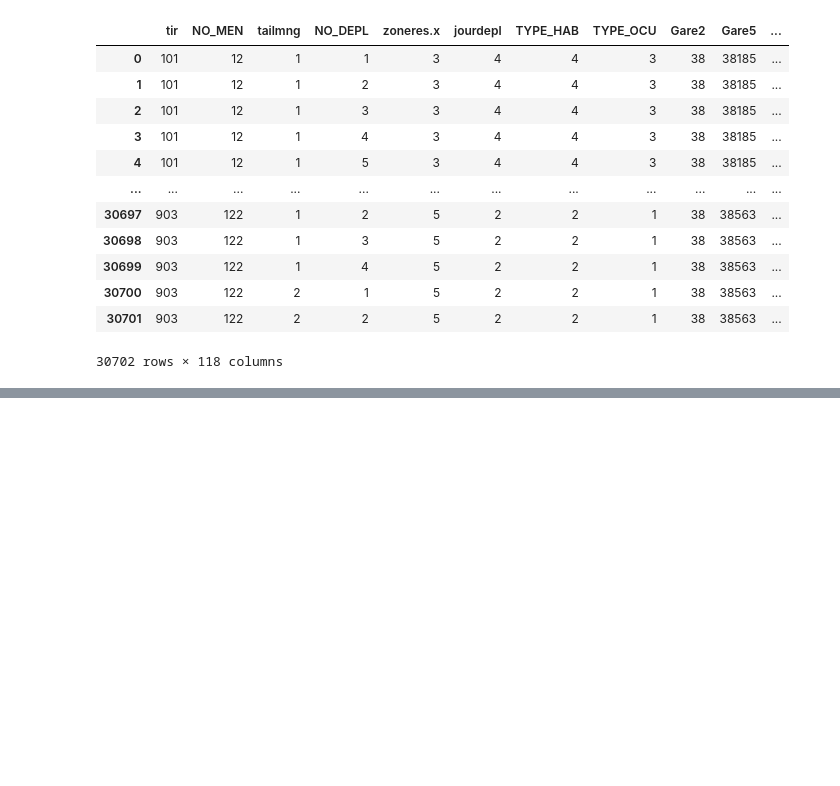
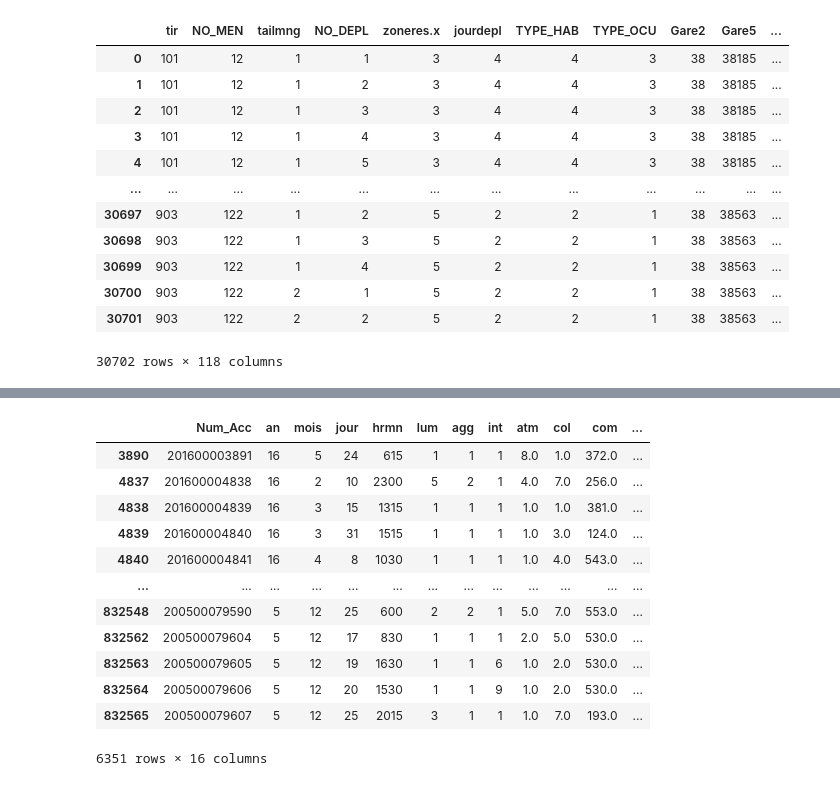
Before and after one commit to Flotauv/Projet_Data_Innovant-, a Jupyter notebook: Projet_FLO.ipynb, the cells around one changed output, grey strips where cells are left out. Drawn from its saved outputs; the diff is of its cells as text; code cells hidden in the pictures; blank space fills up the shorter version.

```diff
--- a/Projet_FLO.ipynb
+++ b/Projet_FLO.ipynb
@@ -24,0 +101,18 @@ df
+# %%
+df_accidents_grenoble = df_accidents[(df_accidents['dep']== 380) & (df_accidents['gps']=='M')]
+
+df_accidents_grenoble
+# %% [output]
+|  | Num_Acc | an | mois | jour | hrmn | lum | agg | int | atm | col | com | ... |
+| 3890 | 201600003891 | 16 | 5 | 24 | 615 | 1 | 1 | 1 | 8.0 | 1.0 | 372.0 | ... |
+| 4837 | 201600004838 | 16 | 2 | 10 | 2300 | 5 | 2 | 1 | 4.0 | 7.0 | 256.0 | ... |
+| 4838 | 201600004839 | 16 | 3 | 15 | 1315 | 1 | 1 | 1 | 1.0 | 1.0 | 381.0 | ... |
+| 4839 | 201600004840 | 16 | 3 | 31 | 1515 | 1 | 1 | 1 | 1.0 | 3.0 | 124.0 | ... |
+| 4840 | 201600004841 | 16 | 4 | 8 | 1030 | 1 | 1 | 1 | 1.0 | 4.0 | 543.0 | ... |
+| ... | ... | ... | ... | ... | ... | ... | ... | ... | ... | ... | ... | ... |
+| 832548 | 200500079590 | 5 | 12 | 25 | 600 | 2 | 2 | 1 | 5.0 | 7.0 | 553.0 | ... |
+| 832562 | 200500079604 | 5 | 12 | 17 | 830 | 1 | 1 | 1 | 2.0 | 5.0 | 530.0 | ... |
+| 832563 | 200500079605 | 5 | 12 | 19 | 1630 | 1 | 1 | 6 | 1.0 | 2.0 | 530.0 | ... |
+| 832564 | 200500079606 | 5 | 12 | 20 | 1530 | 1 | 1 | 9 | 1.0 | 2.0 | 530.0 | ... |
+| 832565 | 200500079607 | 5 | 12 | 25 | 2015 | 3 | 1 | 1 | 1.0 | 7.0 | 193.0 | ... |
+6351 rows × 16 columns
```
Also changed, not shown: parts of 15 cells of this notebook, 1 other file.
